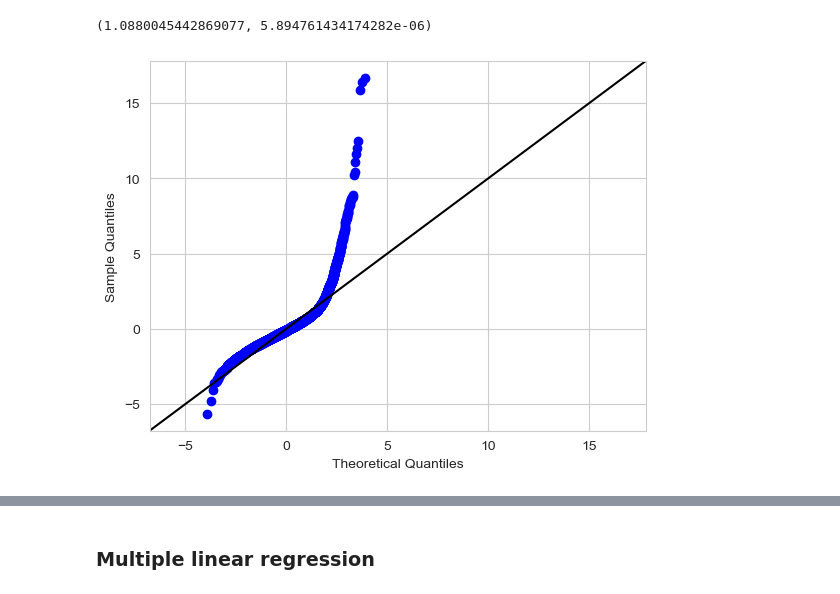
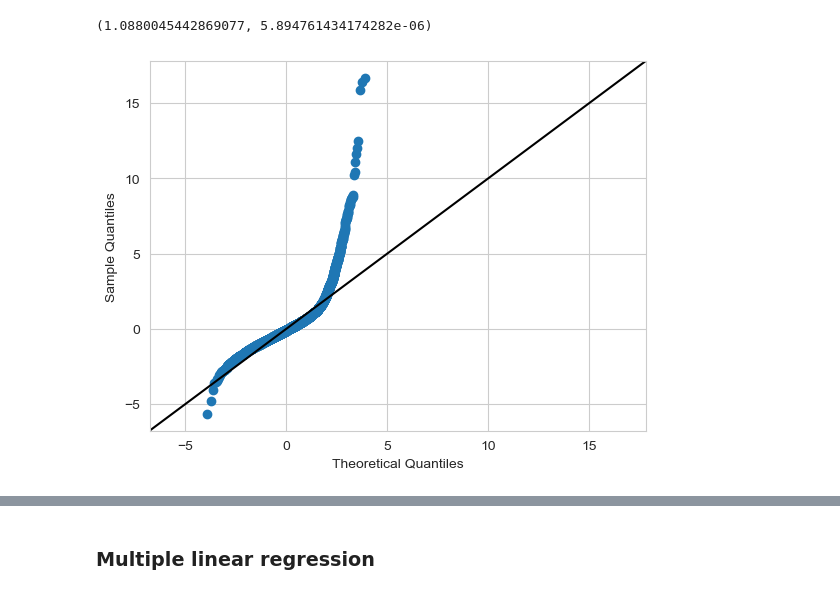
Before and after one commit to LEE-NANGI/PHASE-2-PROJECT, a Jupyter notebook: student.ipynb, the cells around one changed output, grey strips where cells are left out. Cells and saved outputs as stored; diff of their text form; code cells hidden in the pictures.

```diff
--- a/student.ipynb
+++ b/student.ipynb
@@ -571,15 +560,17 @@ linear_rainbow(baseline_results)
 # %% [output]
 (1.0880045442869077, 5.894761434174282e-06)
 # %%
+# testing for normality using a qq plot.
+
 sns.set_style('whitegrid')
 fig, ax = plt.subplots()
 sm.graphics.qqplot(baseline_results.resid, dist=stats.norm, line='45', fit=True, ax=ax)
 
 scatter = ax.lines[0]
 line = ax.lines[1]
-scatter.set_markeredgecolor("blue")
-scatter.set_markerfacecolor("blue")
+# scatter.set_markeredgecolor("blue")
+# scatter.set_markerfacecolor("blue")
 line.set_color("black")
 fig.suptitle("");
 # %% [output]
-[figure, old version]
+[figure, new version]
```
Also changed, not shown: parts of 22 cells of this notebook, 6 other files.
